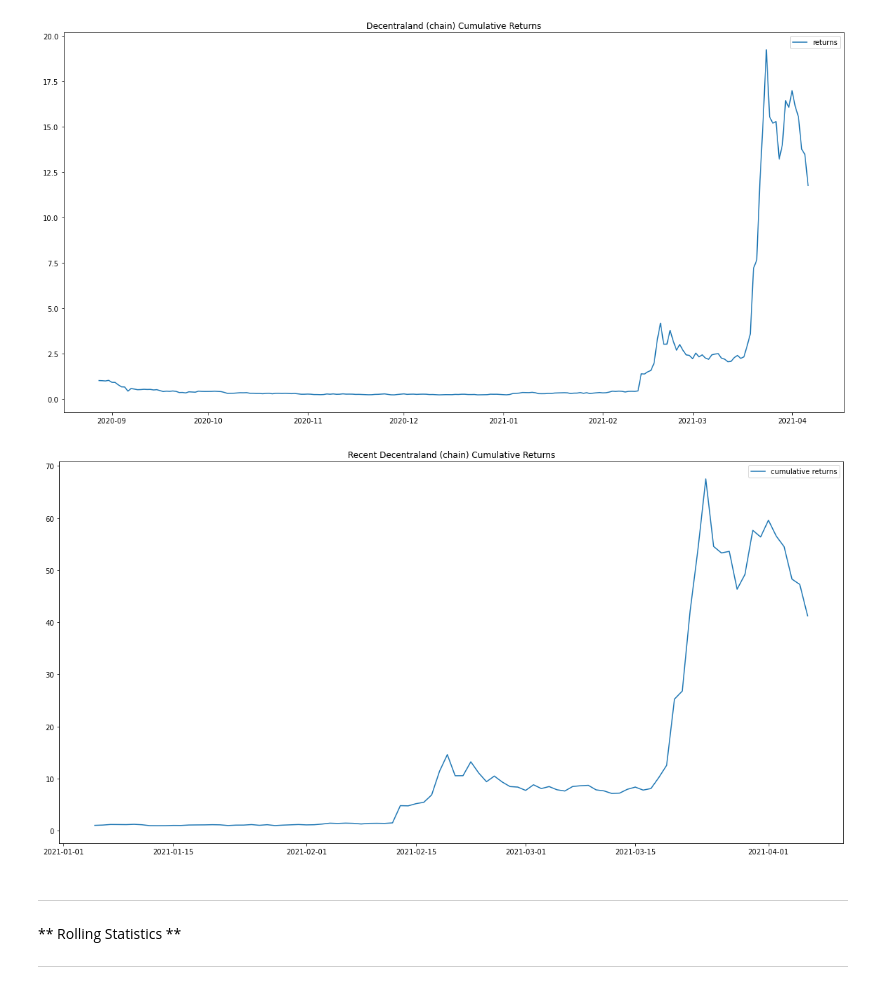
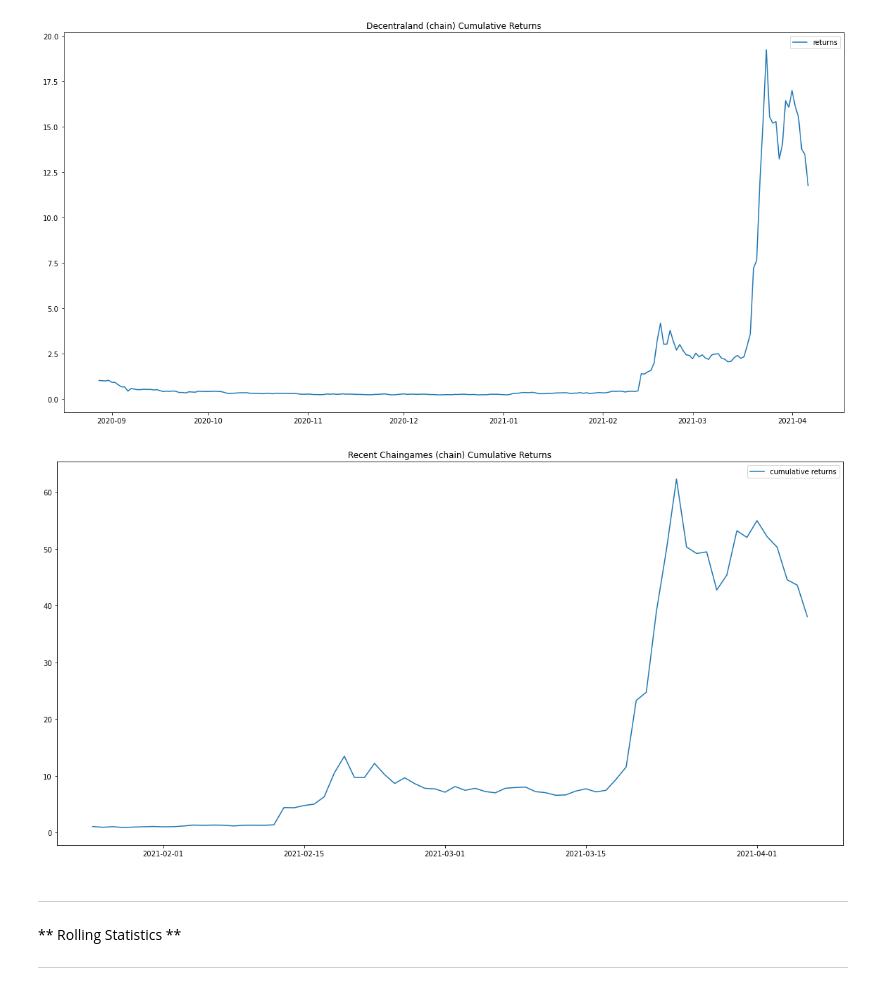
Before and after one commit to Hash3rown/nfty_tree.io, a Jupyter notebook: sandbox/kelso_chain_analysis.ipynb, the cells around one changed output. Saved outputs shown, nothing was run; the diff lists cells and outputs as text; code cells hidden in the pictures.

```diff
--- a/sandbox/kelso_chain_analysis.ipynb
+++ b/sandbox/kelso_chain_analysis.ipynb
@@ -103,13 +108,13 @@ chain_cumulative_returns.plot(figsize=[20,10], title="Decentraland (chain) Cumul
 # %% [output]
 [figure]
 # %%
-recent_chain_prices = chain_prices.iloc[130:]
+recent_chain_prices = chain_prices.iloc[150:]
 recent_chain_returns = recent_chain_prices.pct_change().dropna()
 recent_chain_cumulative_returns = (1 + recent_chain_returns).cumprod()
 recent_chain_cumulative_returns = recent_chain_cumulative_returns.rename(columns={'price': 'cumulative returns'})
-recent_chain_cumulative_returns.plot(figsize=[20,10], title="Recent Decentraland (chain) Cumulative Returns");
+recent_chain_cumulative_returns.plot(figsize=[20,10], title="Recent Chaingames (chain) Cumulative Returns");
 # %% [output]
-[figure, old version]
+[figure, new version]
 # %% [markdown]
 ____________________________________________________________
 ** Rolling Statistics **
```
Also changed, not shown: parts of 1 cell of this notebook, 27 other files.
